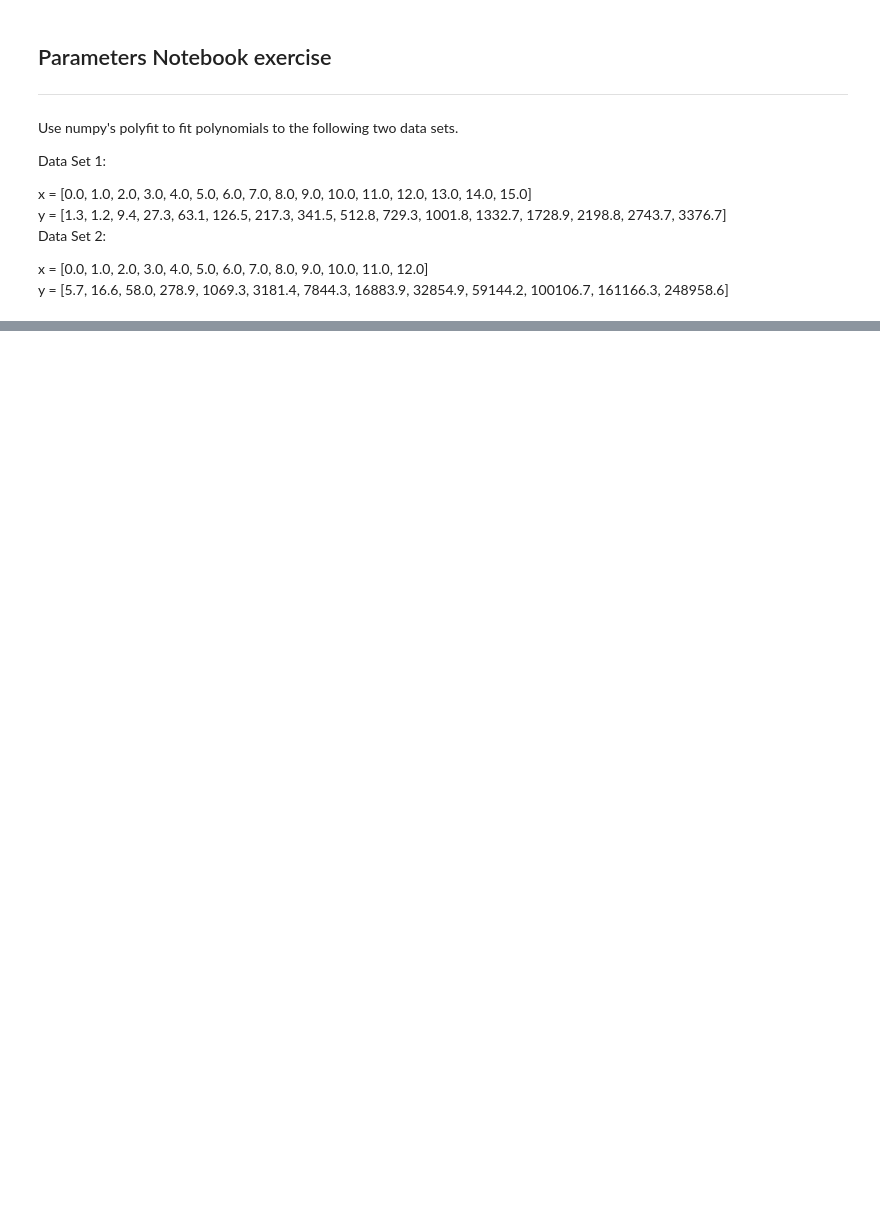
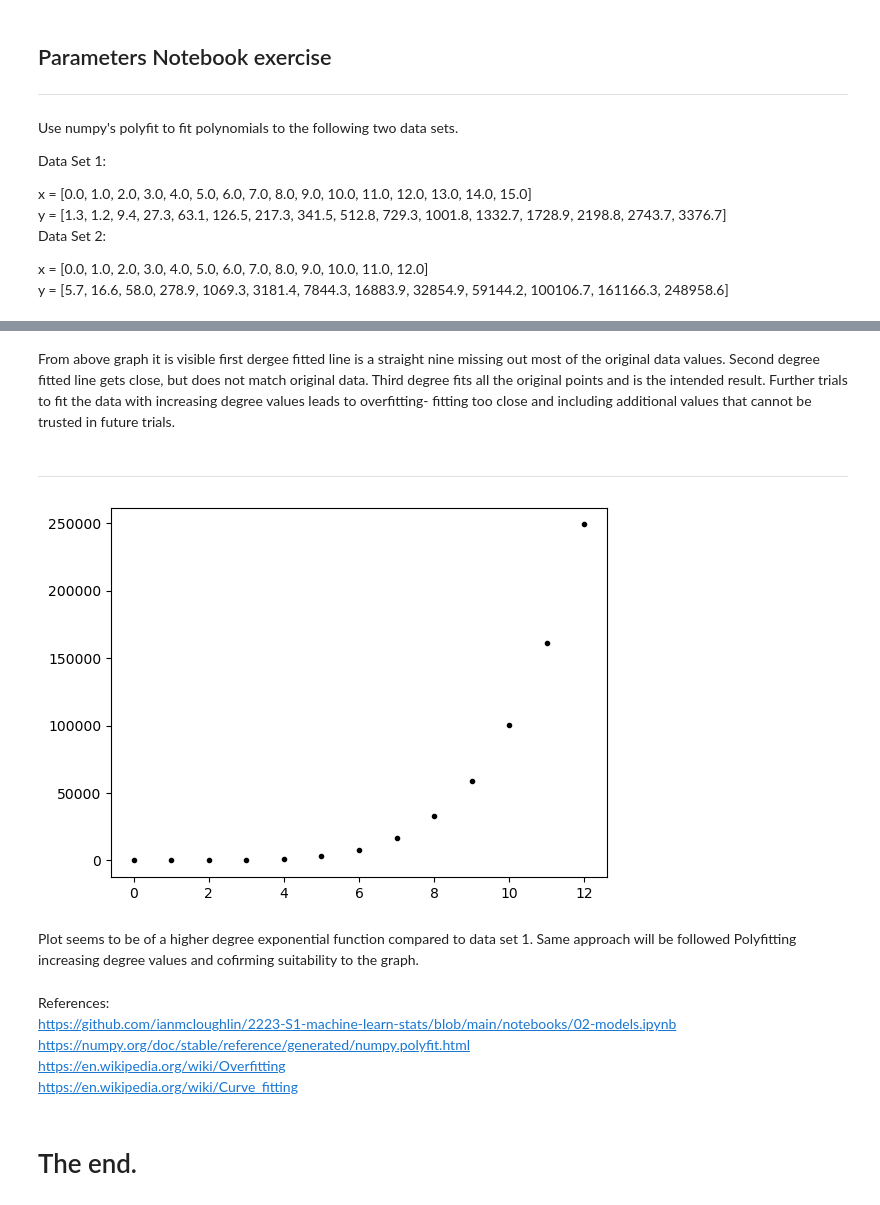
Before and after one commit to Mantvydas-data/MLS-Project, a Jupyter notebook: exercises/03.parameters-exercises.ipynb, the cells around one changed output, grey strips where cells are left out. Saved outputs shown, nothing was run; the diff lists cells and outputs as text; code cells hidden in the pictures; blank space fills up the shorter version.

```diff
--- a/exercises/03.parameters-exercises.ipynb
+++ b/exercises/03.parameters-exercises.ipynb
@@ -16,0 +69,13 @@ y = [5.7, 16.6, 58.0, 278.9, 1069.3, 3181.4, 7844.3, 16883.9, 32854.9, 59144.2,
+# %% [markdown]
+From above graph it is visible first dergee fitted line is a straight nine missing out most of the original data values. Second degree fitted line gets close, but does not match original data.
+Third degree fits all the original points and is the intended result. Further trials to fit the data with increasing degree values leads to overfitting- fitting too close and including additional values that cannot be trusted in future trials.
+# %% [markdown]
+___
+# %%
+# Plotting data set 2 x and y values to see their distribution
+plt.plot(ds2x, ds2y, 'k.')
+plt.show()
+# %% [output]
+[figure, added]
+# %% [markdown]
+Plot seems to be of a higher degree exponential function compared to data set 1. Same approach will be followed Polyfitting increasing degree values and cofirming suitability to the graph.
@@ -16,0 +88,8 @@ y = [5.7, 16.6, 58.0, 278.9, 1069.3, 3181.4, 7844.3, 16883.9, 32854.9, 59144.2,
+# %% [markdown]
+References:<br>
+https://github.com/ianmcloughlin/2223-S1-machine-learn-stats/blob/main/notebooks/02-models.ipynb<br>
+https://numpy.org/doc/stable/reference/generated/numpy.polyfit.html<br>
+https://en.wikipedia.org/wiki/Overfitting<br>
+https://en.wikipedia.org/wiki/Curve_fitting<br>
+# %% [markdown]
+# The end.
```
Also changed, not shown: parts of 9 cells of this notebook, 1 other file.
